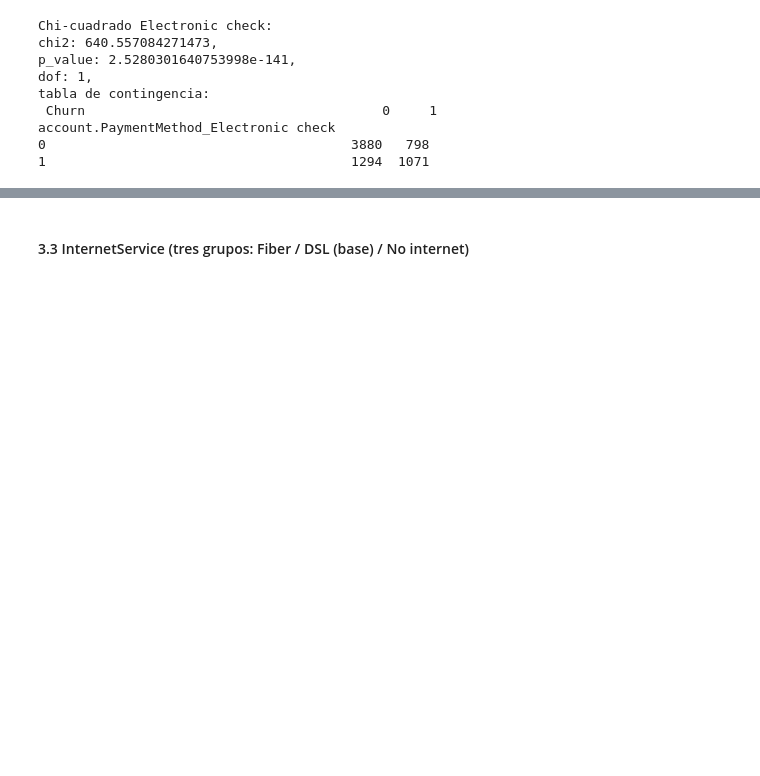
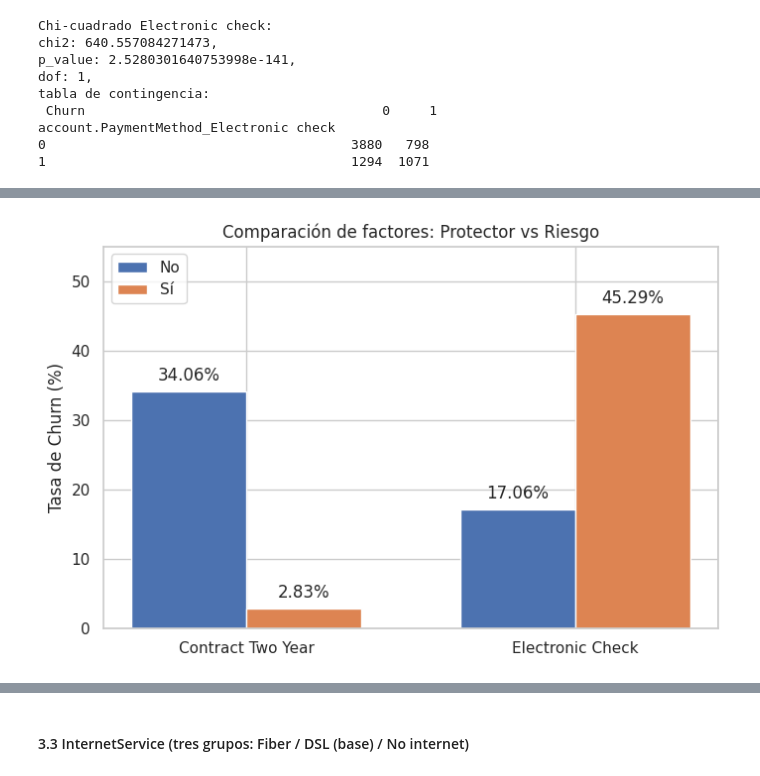
Before and after one commit to Tecindes/ChakkengeONE, a Jupyter notebook: TelecomX_parte2_latam.ipynb, the cells around one changed output, grey strips where cells are left out. Drawn from its saved outputs; the diff is of its cells as text; code cells hidden in the pictures; blank space fills up the shorter version.

```diff
--- a/TelecomX_parte2_latam.ipynb
+++ b/TelecomX_parte2_latam.ipynb
@@ -1232,0 +1271,42 @@ account.PaymentMethod_Electronic check
+# %%
+import matplotlib.pyplot as plt
+
+# --- Tasas de churn calculadas ---
+contract_no = 34.06   # churn si NO tiene contrato de 2 años
+contract_yes = 2.83   # churn si SÍ tiene contrato de 2 años
+
+echeck_no = 17.06     # churn si NO paga con e-check
+echeck_yes = 45.29    # churn si SÍ paga con e-check
+
+# --- Datos para graficar ---
+labels = ['Contract Two Year', 'Electronic Check']
+churn_no = [contract_no, echeck_no]
+churn_yes = [contract_yes, echeck_yes]
+
+x = range(len(labels))
+width = 0.35
+
+# --- Gráfico ---
+fig, ax = plt.subplots(figsize=(8,5))
+
+bars1 = ax.bar([i - width/2 for i in x], churn_no, width, label='No')
+bars2 = ax.bar([i + width/2 for i in x], churn_yes, width, label='Sí')
+
+# Etiquetas
+ax.set_ylabel('Tasa de Churn (%)')
+ax.set_title('Comparación de factores: Protector vs Riesgo')
+ax.set_xticks(x)
+ax.set_xticklabels(labels)
+ax.legend()
+
+# Mostrar valores encima de las barras
+for bars in [bars1, bars2]:
+    for bar in bars:
+        height = bar.get_height()
+        ax.text(bar.get_x() + bar.get_width()/2., height + 1,
+                f'{height:.2f}%', ha='center', va='bottom')
+
+plt.ylim(0, 55)
+plt.show()
+# %% [output]
+[figure, added]
```
Also changed, not shown: parts of 6 cells of this notebook.
